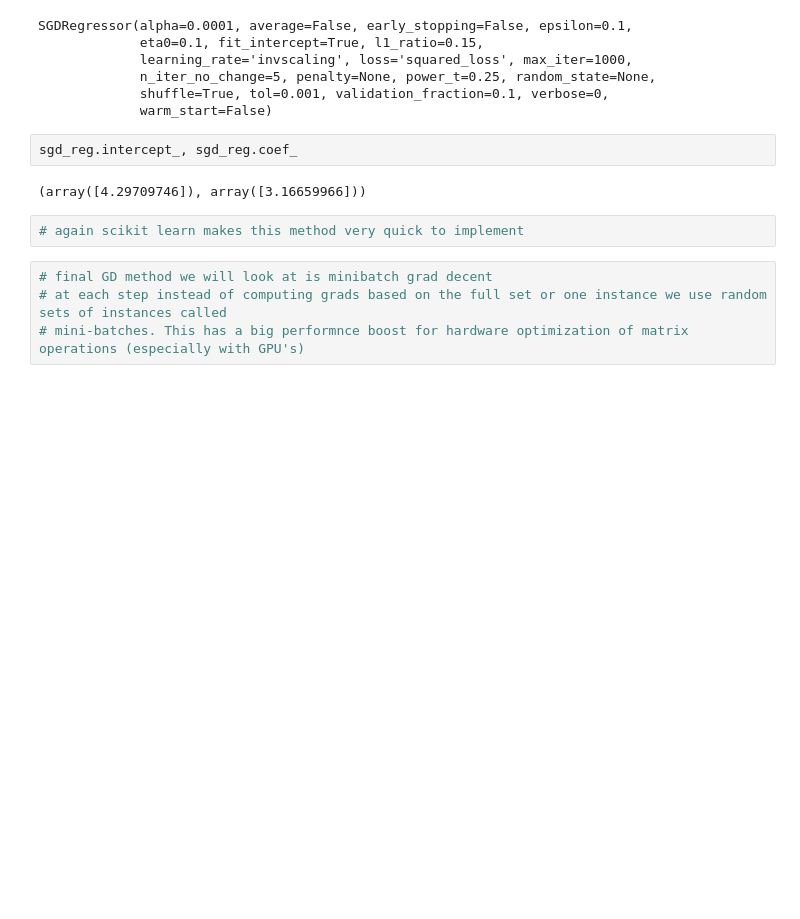
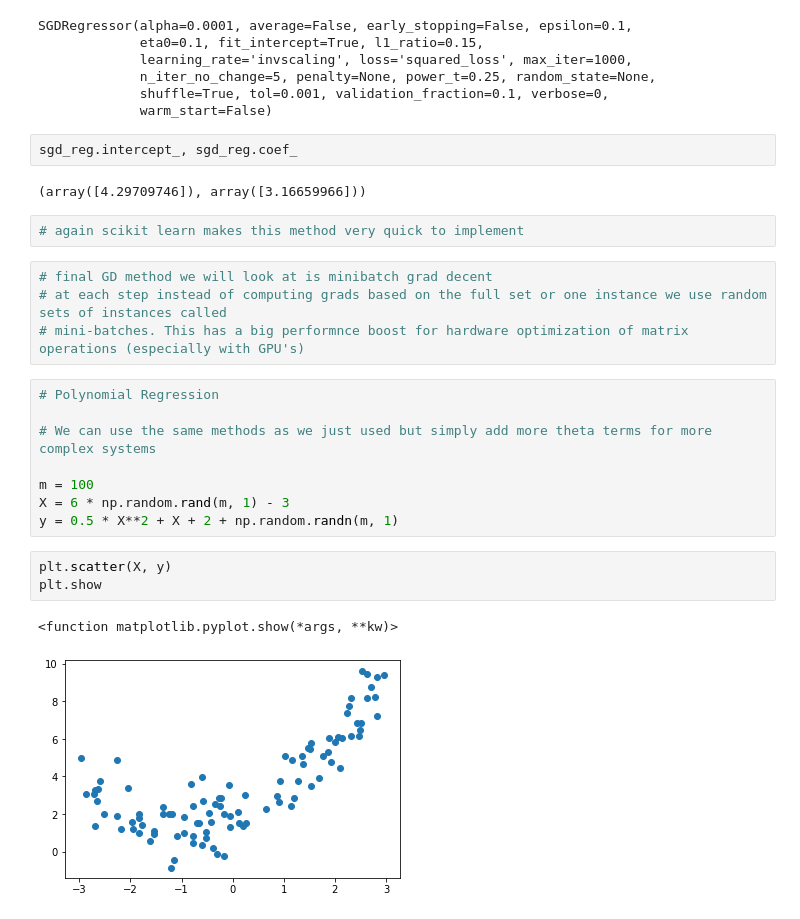
Before and after one commit to bencouser/hands_on_ai, a Jupyter notebook: training_models.ipynb, the cells around one changed output. Saved outputs shown, nothing was run; the diff lists cells and outputs as text; blank space fills up the shorter version.

Commit message:
Add files via upload
poly fits done, next learning curves

```diff
--- a/training_models.ipynb
+++ b/training_models.ipynb
@@ -146,3 +146,17 @@ sgd_reg.intercept_, sgd_reg.coef_
 # final GD method we will look at is minibatch grad decent
 # at each step instead of computing grads based on the full set or one instance we use random sets of instances called
 # mini-batches. This has a big performnce boost for hardware optimization of matrix operations (especially with GPU's)
+# %%
+# Polynomial Regression
+
+# We can use the same methods as we just used but simply add more theta terms for more complex systems
+
+m = 100
+X = 6 * np.random.rand(m, 1) - 3
+y = 0.5 * X**2 + X + 2 + np.random.randn(m, 1)
+# %%
+plt.scatter(X, y)
+plt.show
+# %% [output]
+<function matplotlib.pyplot.show(*args, **kw)>
+[figure, added]
```
Also changed, not shown: parts of 4 cells of this notebook.
